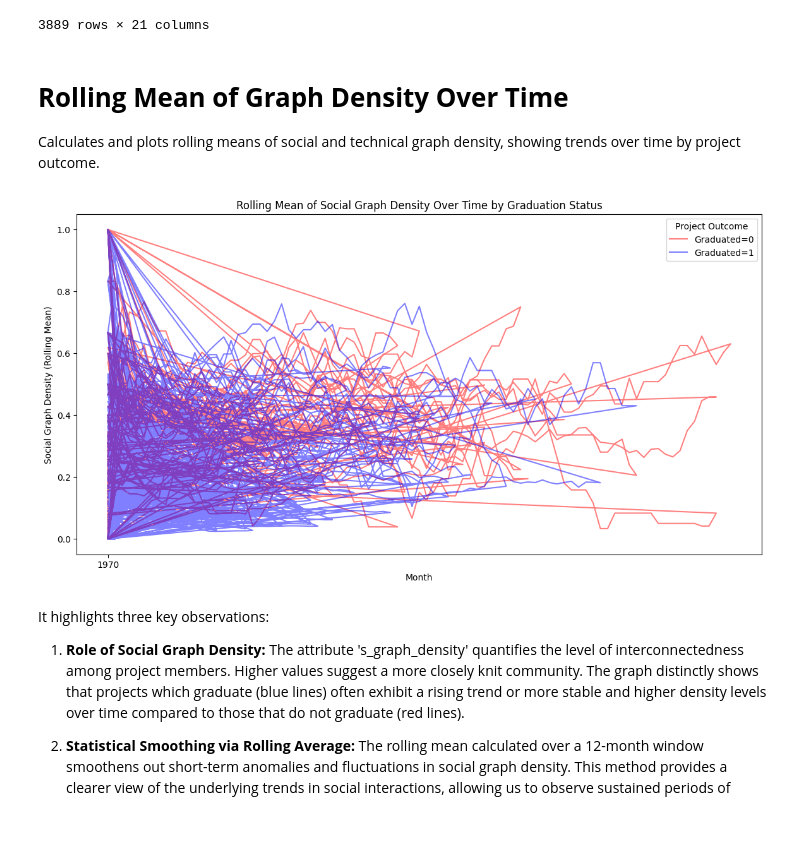
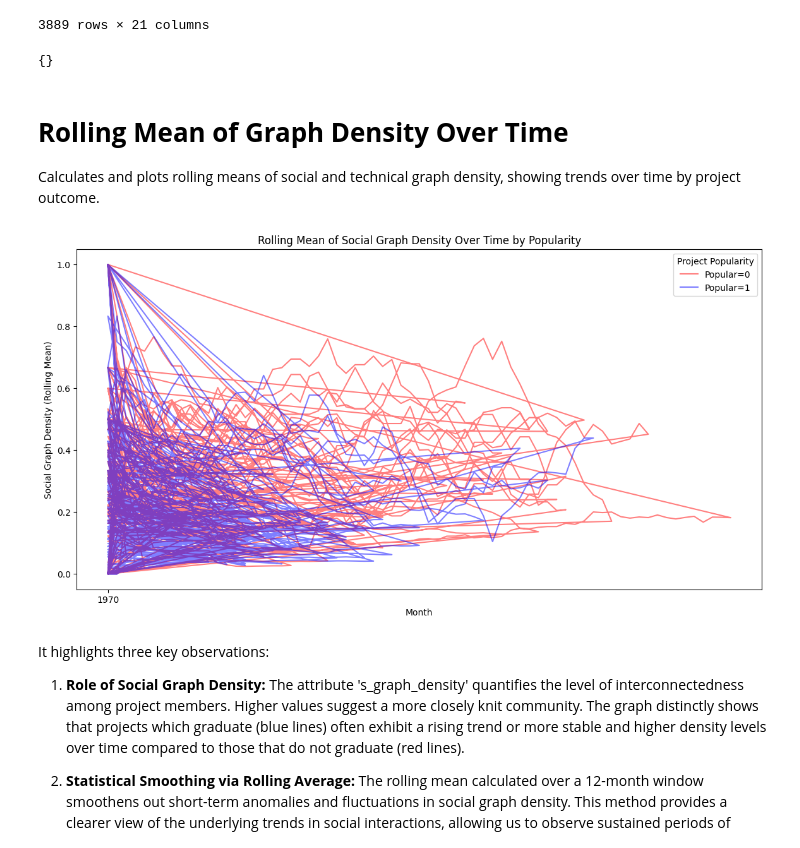
Before and after one commit to haseebshaik00/SEProject-Team4-The-Popularity-Paradigm, a Jupyter notebook: #RQ1(new).ipynb, the cells around one changed output. Drawn from its saved outputs; the diff is of its cells as text; code cells hidden in the pictures.

```diff
--- a/#RQ1(new).ipynb
+++ b/#RQ1(new).ipynb
@@ -43,7 +51,12 @@ display(df)
 | 3888 | 16 | 12.500000 | 1 | 0.578869 | 16 | ... |
 3889 rows × 21 columns
 # %%
+import networkx as nx
+
+# Placeholder: Initialize your graphs dictionary with actual network graphs.
+# Example: graphs['example'] = nx.gnp_random_graph(100, 0.02)
 graphs = {}
+
 centrality_measures = {}
 for name, graph in graphs.items():
     centrality_measures[name] = {
@@ -51,29 +64,40 @@ for name, graph in graphs.items():
         'closeness': nx.closeness_centrality(graph),
         'eigenvector': nx.eigenvector_centrality(graph, max_iter=1000)
     }
+
+# Optionally, print or handle centrality measures as needed.
+print(centrality_measures)
+# %% [output]
+{}
 # %% [markdown]
 # **Rolling Mean of Graph Density Over Time**
 
 Calculates and plots rolling means of social and technical graph density, showing trends over time by project outcome.
 # %%
-df_merged['month'] = pd.to_datetime(df_merged['month'])
-df_merged.sort_values(by=['proj_name', 'month'], inplace=True)
+import pandas as pd
+import matplotlib.pyplot as plt
 
-df_merged['s_graph_density_rm'] = df_merged.groupby('proj_name')['s_graph_density'].transform(lambda x: x.rolling(window=12, min_periods=1).mean())
-df_merged['t_graph_density_rm'] = df_merged.groupby('proj_name')['t_graph_density'].transform(lambda x: x.rolling(window=12, min_periods=1).mean())
+# Assuming df is already loaded with your data
+df['month'] = pd.to_datetime(df['month'])
+df.sort_values(by=['proj_name', 'month'], inplace=True)
 
+# Calculate the rolling mean for graph density
+df['s_graph_density_rm'] = df.groupby('proj_name')['s_graph_density'].transform(lambda x: x.rolling(window=12, min_periods=1).mean())
+df['t_graph_density_rm'] = df.groupby('proj_name')['t_graph_density'].transform(lambda x: x.rolling(window=12, min_periods=1).mean())
+
+# Plotting the rolling mean of graph density over time by popularity
 plt.figure(figsize=(14, 7))
 for status, color in zip([0, 1], ['red', 'blue']):
-    subset = df_merged[df_merged['graduated_numeric'] == status]
-    plt.plot(subset['month'], subset['s_graph_density_rm'], label=f'Graduated={status}', color=color, alpha=0.5)
+    subset = df[df['popular'] == status]
+    plt.plot(subset['month'], subset['s_graph_density_rm'], label=f'Popular={status}', color=color, alpha=0.5)
 
-plt.title('Rolling Mean of Social Graph Density Over Time by Graduation Status')
+plt.title('Rolling Mean of Social Graph Density Over Time by Popularity')
 plt.xlabel('Month')
 plt.ylabel('Social Graph Density (Rolling Mean)')
-plt.legend(title='Project Outcome')
+plt.legend(title='Project Popularity')
 plt.show()
 # %% [output]
-[figure, old version]
+[figure, new version]
 # %% [markdown]
  It highlights three key observations:
 
```
Also changed, not shown: parts of 10 cells of this notebook.
